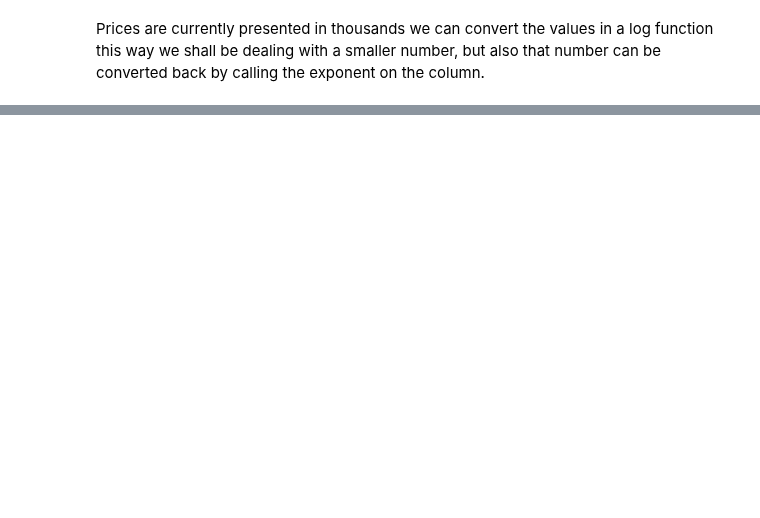
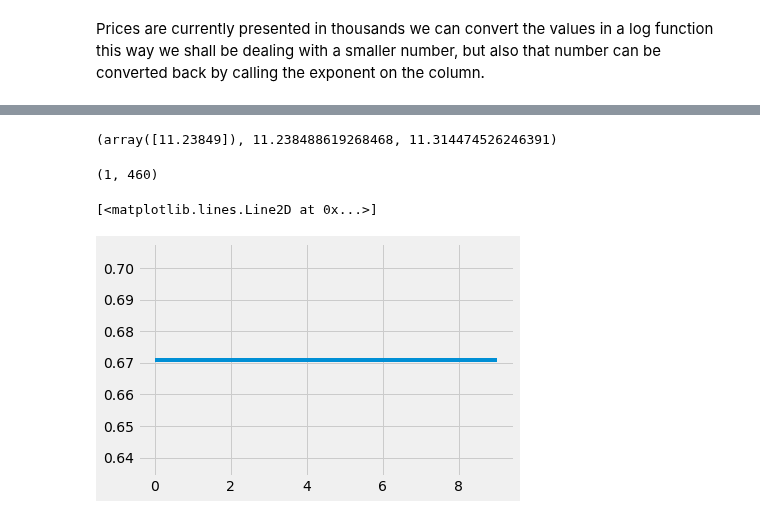
Before and after one commit to MrRutledge/ML_Practice, a Jupyter notebook: House_Prices_Dataset.ipynb, the cells around one changed output, grey strips where cells are left out. Saved outputs shown, nothing was run; the diff lists cells and outputs as text; code cells hidden in the pictures; blank space fills up the shorter version.

```diff
--- a/House_Prices_Dataset.ipynb
+++ b/House_Prices_Dataset.ipynb
@@ -110,0 +180,4 @@ df['SalePricelog']=np.log(df['SalePrice'])
+# %%
+model = RandomForestRegressor(n_jobs=-1)
+model.fit(dfh, y)
+model.score(dfh, y)
@@ -110,0 +186,10 @@ df['SalePricelog']=np.log(df['SalePrice'])
+# %%
+def split_vals(a, n): return a[:n].copy(), a[n:].copy()
+
+n_valid = 460
+n_train = len(dfh)-n_valid
+df_train, df_valid = split_vals(df, n_train)
+X_train, X_valid = split_vals(dfh, n_train)
+y_train, y_valid = split_vals(y, n_train)
+
+X_train.shape, y_train.shape, y_valid.shape,df_train.shape
@@ -110,0 +224,4 @@ df['SalePricelog']=np.log(df['SalePrice'])
+# %%
+model  = RandomForestRegressor(n_estimators=1, bootstrap=False, n_jobs=-1)
+%time model.fit(X_train,y_train)
+print_score(model)
@@ -110,0 +295,15 @@ df['SalePricelog']=np.log(df['SalePrice'])
+# %%
+predictions = np.stack([t.predict(X_valid) for t in model.estimators_])
+predictions[:,0], np.mean(predictions[:,0]), y_valid[0]
+# %% [output]
+(array([11.23849]), 11.238488619268468, 11.314474526246391)
+# %%
+# tree predictions
+predictions.shape
+# %% [output]
+(1, 460)
+# %%
+plt.plot([metrics.r2_score(y_valid, np.mean(predictions[:i+1], axis=0)) for i in range(10)])
+# %% [output]
+[<matplotlib.lines.Line2D at 0x...>]
+[figure, added]
```
Also changed, not shown: parts of 37 cells of this notebook.
